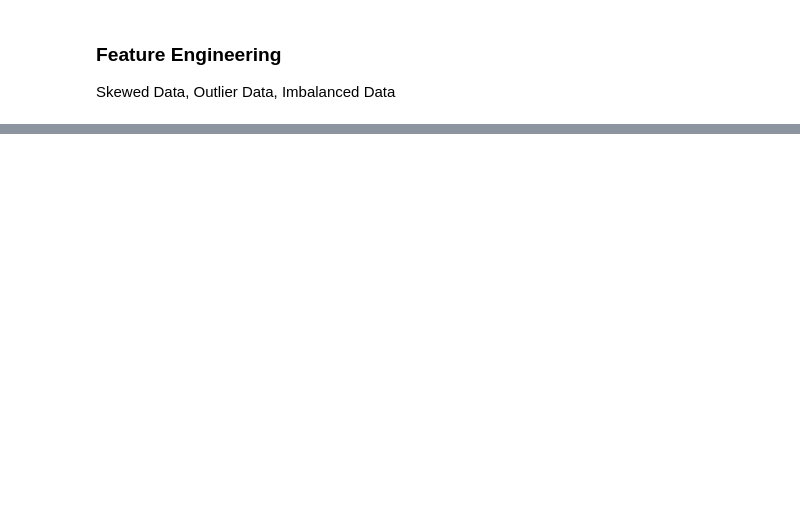
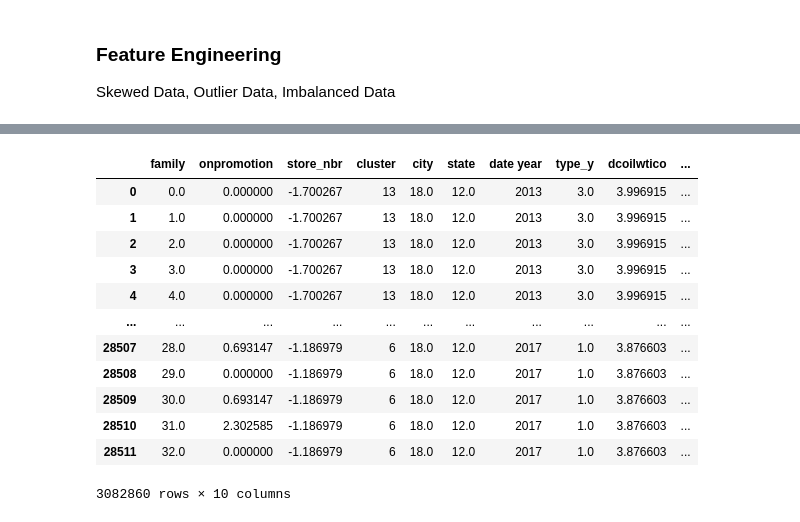
Before and after one commit to bharath03-a/time_series, a Jupyter notebook: kaggle_competition.ipynb, the cells around one changed output, grey strips where cells are left out. Saved outputs shown, nothing was run; the diff lists cells and outputs as text; code cells hidden in the pictures; blank space fills up the shorter version.

```diff
--- a/kaggle_competition.ipynb
+++ b/kaggle_competition.ipynb
@@ -615,0 +735,18 @@ transform_non_skewed_features(test_model_1, non_skewed_features)
+# %%
+def feature_selection(X, y, mutual_info_method, top_n=10):
+    mutual_info = mutual_info_method(X, y)
+    importance_df = pd.DataFrame({
+        'Feature': X.columns,
+        'ImportanceFactor': mutual_info
+    })
+    importance_df = pd.DataFrame(importance_df, columns=['Feature', 'ImportanceFactor'])
+    importance_df = importance_df.sort_values(by='ImportanceFactor', ascending=False)
+    importance_df = importance_df.head(top_n)
+    return importance_df
+# %%
+importance_df = feature_selection(X, y, mutual_info_regression)
+# %%
+selected_features = importance_df['Feature']
+X_selected  = X[selected_features]
+test_model_1 = test_model_1[selected_features]
+df_dtypes(X_selected)
@@ -615,0 +757,6 @@ transform_non_skewed_features(test_model_1, non_skewed_features)
+# %%
+X_train_test_model_1 = pd.concat([X_selected, test_model_1])
+X_train_test_model_1 = one_hot_encoding(X_train_test_model_1)
+X_selected  = X_train_test_model_1[:len(X_selected)]
+test_model_1 = X_train_test_model_1[-len(test_model_1):]
+df_dtypes(X_selected)
@@ -615,0 +780,16 @@ transform_non_skewed_features(test_model_1, non_skewed_features)
+# %%
+X_train_test_model_1
+# %% [output]
+|  | family | onpromotion | store_nbr | cluster | city | state | date year | type_y | dcoilwtico | ... |
+| 0 | 0.0 | 0.000000 | -1.700267 | 13 | 18.0 | 12.0 | 2013 | 3.0 | 3.996915 | ... |
+| 1 | 1.0 | 0.000000 | -1.700267 | 13 | 18.0 | 12.0 | 2013 | 3.0 | 3.996915 | ... |
+| 2 | 2.0 | 0.000000 | -1.700267 | 13 | 18.0 | 12.0 | 2013 | 3.0 | 3.996915 | ... |
+| 3 | 3.0 | 0.000000 | -1.700267 | 13 | 18.0 | 12.0 | 2013 | 3.0 | 3.996915 | ... |
+| 4 | 4.0 | 0.000000 | -1.700267 | 13 | 18.0 | 12.0 | 2013 | 3.0 | 3.996915 | ... |
+| ... | ... | ... | ... | ... | ... | ... | ... | ... | ... | ... |
+| 28507 | 28.0 | 0.693147 | -1.186979 | 6 | 18.0 | 12.0 | 2017 | 1.0 | 3.876603 | ... |
+| 28508 | 29.0 | 0.000000 | -1.186979 | 6 | 18.0 | 12.0 | 2017 | 1.0 | 3.876603 | ... |
+| 28509 | 30.0 | 0.693147 | -1.186979 | 6 | 18.0 | 12.0 | 2017 | 1.0 | 3.876603 | ... |
+| 28510 | 31.0 | 2.302585 | -1.186979 | 6 | 18.0 | 12.0 | 2017 | 1.0 | 3.876603 | ... |
+| 28511 | 32.0 | 0.000000 | -1.186979 | 6 | 18.0 | 12.0 | 2017 | 1.0 | 3.876603 | ... |
+3082860 rows × 10 columns
```
Also changed, not shown: parts of 33 cells of this notebook.
